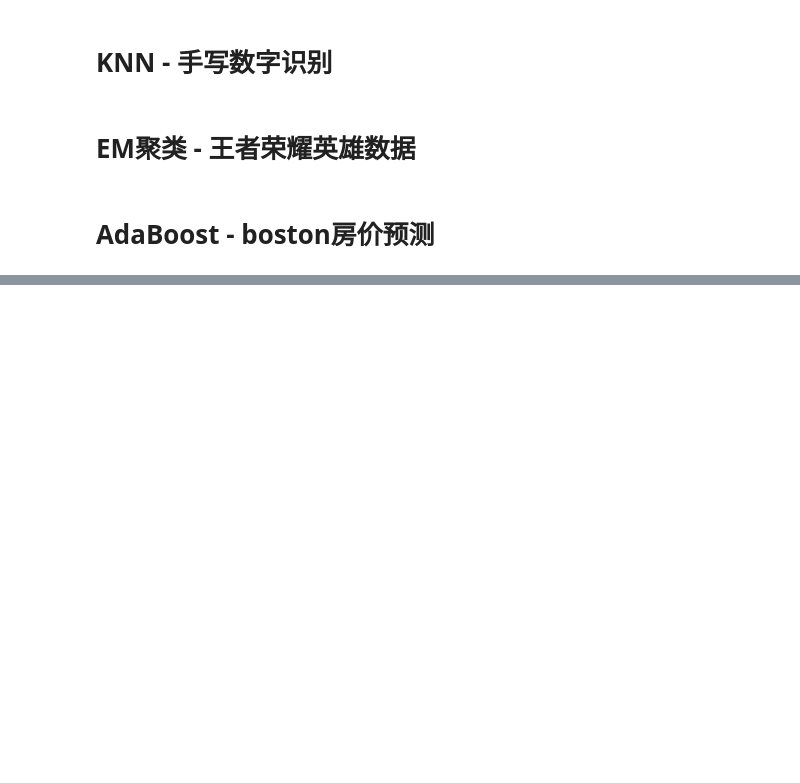
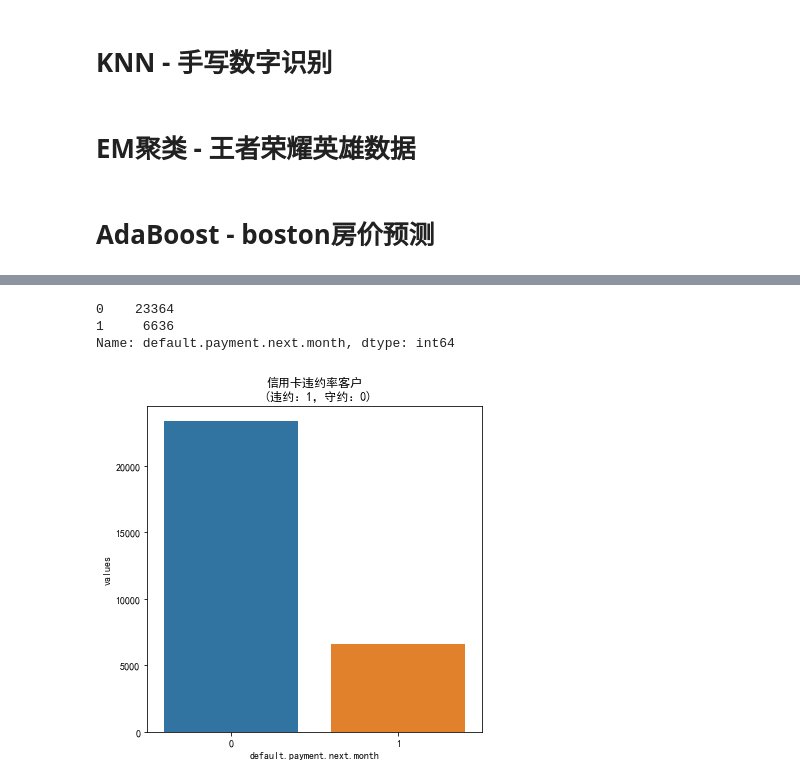
Before and after one commit to Yellow-BringtEast/python-study, a Jupyter notebook: 机器学习/数据分析算法.ipynb, the cells around one changed output, grey strips where cells are left out. Drawn from its saved outputs; the diff is of its cells as text; code cells hidden in the pictures; blank space fills up the shorter version.

```diff
--- a/机器学习/数据分析算法.ipynb
+++ b/机器学习/数据分析算法.ipynb
@@ -422,0 +476,17 @@ print("均方误差 = ",round(mse,2))
+# %%
+import pandas as pd
+from sklearn.model_selection import GridSearchCV, learning_curve, train_test_split
+from sklearn.preprocessing import StandardScaler
+from sklearn.pipeline import Pipeline
+from sklearn.metrics import accuracy_score
+from sklearn.svm import SVC
+from sklearn.tree import DecisionTreeClassifier
+from sklearn.ensemble import RandomForestClassifier
+from sklearn.neighbors import KNeighborsClassifier
+from matplotlib import pyplot as plt
+import seaborn as sns
+
+# 数据加载
+data = pd.read_csv('./credit_default-master/UCI_Credit_Card.csv')
+data.shape
+data.describe()
@@ -422,0 +503,19 @@ print("均方误差 = ",round(mse,2))
+# %%
+# 查看下一个月违约率情况
+next_month = data['default.payment.next.month'].value_counts()
+next_month
+# %% [output]
+0    23364
+1     6636
+Name: default.payment.next.month, dtype: int64
+# %%
+df = pd.DataFrame({'default.payment.next.month': next_month.index, 'values':next_month.values})
+plt.rcParams['font.sans-serif']=['SimHei'] #用来正常显示中文标签
+plt.figure(figsize = (6,6))
+plt.title('信用卡违约率客户\n (违约：1，守约：0)')
+sns.set_color_codes("pastel")
+sns.barplot(x = 'default.payment.next.month', y="values", data=df)
+locs, labels = plt.xticks()
+plt.show()
+# %% [output]
+[figure, added]
```
Also changed, not shown: parts of 8 cells of this notebook.
